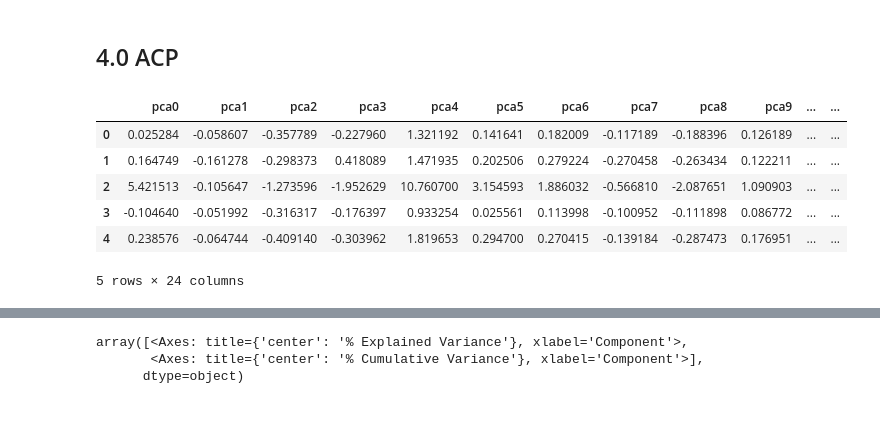
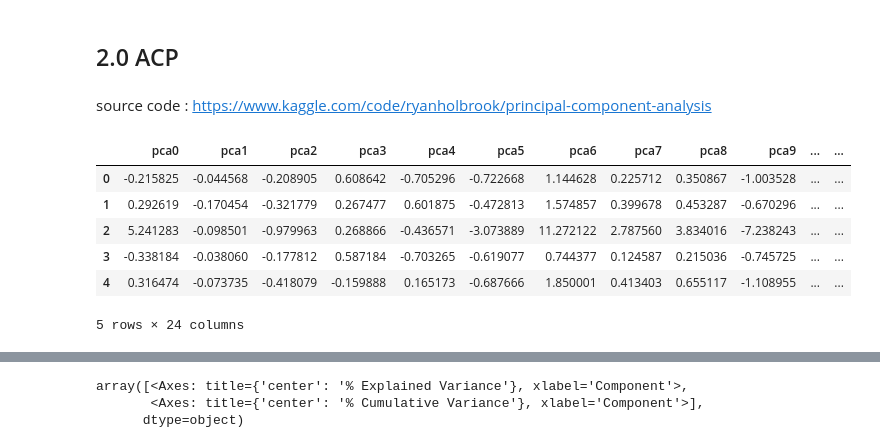
Before and after one commit to Marc0543/Seattle_energy, a Jupyter notebook: trainingmodels_marc.ipynb, the cells around one changed output, grey strips where cells are left out. Cells and saved outputs as stored; diff of their text form; code cells hidden in the pictures; blank space fills up the shorter version.

```diff
--- a/trainingmodels_marc.ipynb
+++ b/trainingmodels_marc.ipynb
@@ -23,8 +43,8 @@ from xgboost import XGBRegressor
 # %%
-# removing \n chars from a copy paste
-possible_features = ['floor_building', 'is_campus ',' p_gas ',' p_elec ',' p_steam ',' WN_ratio ',' Data_Center ',' Other ',' Hotel ',' SupermarketGrocery_Store ',' Medical_Office ',' Other___Recreation ',' Senior_Care_Community ',' Laboratory ',' Hospital_General_Medical_and_Surgical']
+# not relevant :  removing \n chars from a copy paste
+possible_features_GHG = ['decennie','floor_building', 'is_campus ',' WN_ratio ',' Data_Center ',' Other ',' Hotel ',' SupermarketGrocery_Store ',' Medical_Office ',' Other___Recreation ',' Senior_Care_Community ',' Laboratory ',' Hospital_General_Medical_and_Surgical','p_gas','p_steam']
 i = 0
-while i < len(possible_features):
-    possible_features[i] = possible_features[i].strip()
+while i < len(possible_features_GHG):
+    possible_features_GHG[i] = possible_features_GHG[i].strip()
     i+=1
 # %%
@@ -97,5 +122,6 @@ plt.plot(y_test_GHG)
 # %%
-possible_features_E = ['Neighborhood_northeast','floor_building',' is_campus ',' Data_Center ',' Office ',' Non_Refrigerated_Warehouse ',' K_12_School ',' Retail_Store ',' Other ',' Hotel ',' Distribution_Center ',' SupermarketGrocery_Store ',' Medical_Office ',' Other___Recreation ',' CollegeUniversity ',' Other___EntertainmentPublic_Assembly ',' Senior_Care_Community ',' Laboratory ',' Restaurant ',' Refrigerated_Warehouse ',' SocialMeeting_Hall ',' Hospital_General_Medical_and_Surgical ',' Multifamily_Housing ',' Strip_Mall' ]
+# same things as GHG, fixing typo of copy-paste
+possible_features_E = ["decennie",'Neighborhood_northeast','floor_building',' is_campus ',' Data_Center ',' Office ',' Non_Refrigerated_Warehouse ',' K_12_School ',' Retail_Store ',' Other ',' Hotel ',' Distribution_Center ',' SupermarketGrocery_Store ',' Medical_Office ',' Other___Recreation ',' CollegeUniversity ',' Other___EntertainmentPublic_Assembly ',' Senior_Care_Community ',' Laboratory ',' Restaurant ',' Refrigerated_Warehouse ',' SocialMeeting_Hall ',' Hospital_General_Medical_and_Surgical ',' Multifamily_Housing ',' Strip_Mall' ]
 i = 0 # ' decennie ',
 while i < len(possible_features_E):
     possible_features_E[i] = possible_features_E[i].strip()
@@ -106,7 +131,9 @@ while i < len(possible_features_E):
 X_energy = ols_df[possible_features_E]
 y_energy = ols_df['SiteEnergyUseWNkBtu']
 # %% [markdown]
-## 4.0 ACP
+## 2.0 ACP
+# %% [markdown]
+source code : https://www.kaggle.com/code/ryanholbrook/principal-component-analysis
 # %%
 from IPython.display import display
 from sklearn.feature_selection import mutual_info_regression
@@ -157,22 +176,24 @@ X_scaled = (X_energy - X_energy.mean(axis=0)) / X_energy.std(axis=0)
 # %%
 from sklearn.decomposition import PCA
+# Scale
+X_scaled = (X_energy - X_energy.mean(axis=0)) / X_energy.std(axis=0)
 
 # Create principal components
 pca = PCA()
 X_pca = pca.fit_transform(X_scaled)
 
 # Convert to dataframe
-component_names = [f"PC{i+1}" for i in range(1,X_pca.shape[1])]
+component_names = [f"PC{i+1}" for i in range(0,X_pca.shape[1])]
 X_pca_df = pd.DataFrame(X_pca, columns=component_names)
 
 X_pca.head()
 # %% [output]
 |  | pca0 | pca1 | pca2 | pca3 | pca4 | pca5 | pca6 | pca7 | pca8 | pca9 | ... | ... |
-| 0 | 0.025284 | -0.058607 | -0.357789 | -0.227960 | 1.321192 | 0.141641 | 0.182009 | -0.117189 | -0.188396 | 0.126189 | ... | ... |
-| 1 | 0.164749 | -0.161278 | -0.298373 | 0.418089 | 1.471935 | 0.202506 | 0.279224 | -0.270458 | -0.263434 | 0.122211 | ... | ... |
-| 2 | 5.421513 | -0.105647 | -1.273596 | -1.952629 | 10.760700 | 3.154593 | 1.886032 | -0.566810 | -2.087651 | 1.090903 | ... | ... |
-| 3 | -0.104640 | -0.051992 | -0.316317 | -0.176397 | 0.933254 | 0.025561 | 0.113998 | -0.100952 | -0.111898 | 0.086772 | ... | ... |
-| 4 | 0.238576 | -0.064744 | -0.409140 | -0.303962 | 1.819653 | 0.294700 | 0.270415 | -0.139184 | -0.287473 | 0.176951 | ... | ... |
+| 0 | -0.215825 | -0.044568 | -0.208905 | 0.608642 | -0.705296 | -0.722668 | 1.144628 | 0.225712 | 0.350867 | -1.003528 | ... | ... |
+| 1 | 0.292619 | -0.170454 | -0.321779 | 0.267477 | 0.601875 | -0.472813 | 1.574857 | 0.399678 | 0.453287 | -0.670296 | ... | ... |
+| 2 | 5.241283 | -0.098501 | -0.979963 | 0.268866 | -0.436571 | -3.073889 | 11.272122 | 2.787560 | 3.834016 | -7.238243 | ... | ... |
+| 3 | -0.338184 | -0.038060 | -0.177812 | 0.587184 | -0.703265 | -0.619077 | 0.744377 | 0.124587 | 0.215036 | -0.745725 | ... | ... |
+| 4 | 0.316474 | -0.073735 | -0.418079 | -0.159888 | 0.165173 | -0.687666 | 1.850001 | 0.413403 | 0.655117 | -1.108955 | ... | ... |
 5 rows × 24 columns
 # %%
 loadings = pd.DataFrame(
```
Also changed, not shown: parts of 44 cells of this notebook.
